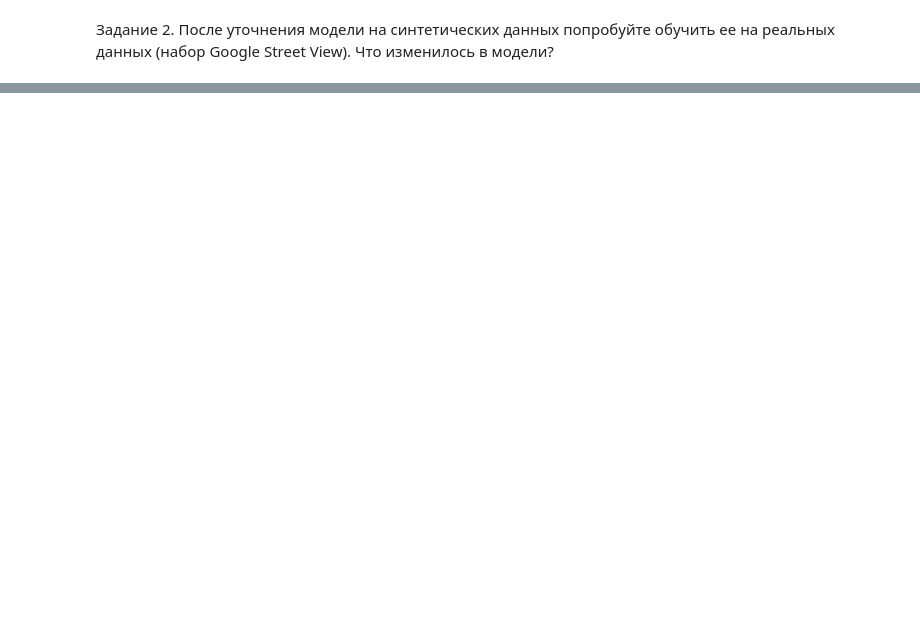
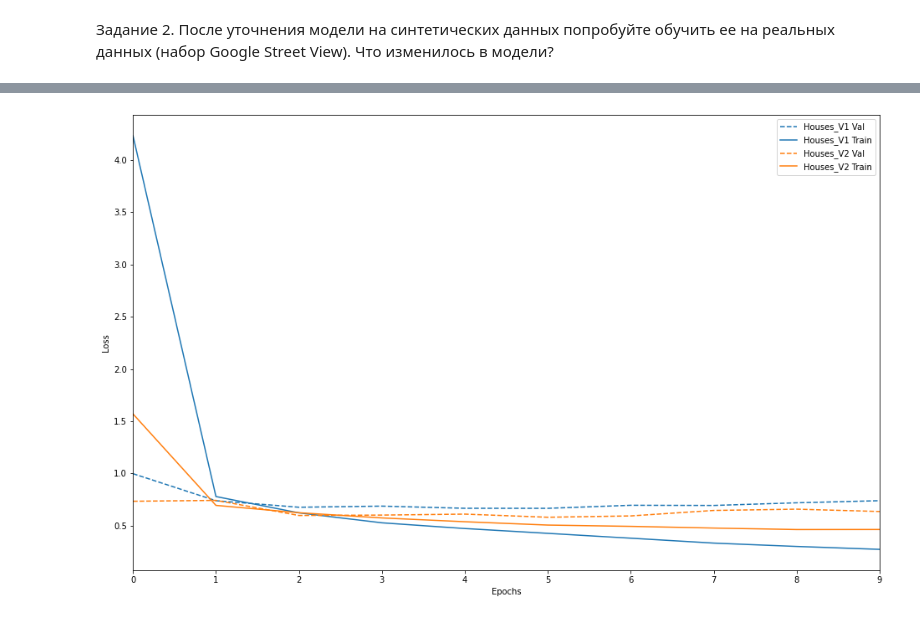
Before and after one commit to ErmolkinVlad/machine_learning042, a Jupyter notebook: lab004/lab004.ipynb, the cells around one changed output, grey strips where cells are left out. Saved outputs shown, nothing was run; the diff lists cells and outputs as text; code cells hidden in the pictures; blank space fills up the shorter version.

```diff
--- a/lab004/lab004.ipynb
+++ b/lab004/lab004.ipynb
@@ -130,3 +114,24 @@ houses_train_images, houses_valid_images, houses_train_labels, houses_valid_labe
 
 houses_test_images = houses_test_dataset['X']
 houses_test_labels = houses_test_dataset['y']
+# %%
+houses_model_v1 = keras.Sequential([
+    keras.layers.Conv2D(32, 3, padding='same', input_shape=(32, 32, 3), activation='relu'),
+    keras.layers.MaxPooling2D(pool_size=(2, 2)),
+    keras.layers.Conv2D(64, 3, padding='same', activation='relu'),
+    keras.layers.MaxPooling2D(pool_size=(2, 2)),
+    keras.layers.Flatten(),
+    keras.layers.Dense(512, activation='relu'),
+    keras.layers.Dense(10, activation='softmax')
+])
+
+houses_model_v1.compile(optimizer='adam', loss='sparse_categorical_crossentropy', metrics=['accuracy'])
+houses_model_v1.summary()
+houses_model_v1_history = houses_model_v1.fit(houses_train_images,
+                                              houses_train_labels,
+                                              epochs=10,
+                                              validation_data=(houses_valid_images, houses_valid_labels),
+                                              batch_size=128)
+test_loss, test_acc = houses_model_v1.evaluate(houses_test_images,  houses_test_labels, verbose=2)
+
+print('\nТочность на проверочных данных:', test_acc)
@@ -180,0 +203,25 @@ ValueError: Error when checking input: expected conv2d_6_input to have shape (28
+# %%
+def plot_history(histories, key='binary_crossentropy'):
+    plt.figure(figsize=(16,10))
+
+    for name, history in histories:
+        val = plt.plot(history.epoch, history.history['val_' + key],
+                        '--', label=name.title()+' Val')
+        plt.plot(history.epoch, history.history[key], color=val[0].get_color(),
+                label=name.title()+' Train')
+
+    plt.xlabel('Epochs')
+    plt.ylabel(key.replace('_',' ').title())
+    plt.legend()
+
+    plt.xlim([0,max(history.epoch)])
+
+    plt.show()
+
+plot_history(
+[
+    ('houses_v1', houses_model_v1_history),
+    ('houses_v2', houses_model_v2_history),
+], key='loss')
+# %% [output]
+[figure, added]
```
Also changed, not shown: parts of 4 cells of this notebook, 2 other files.
